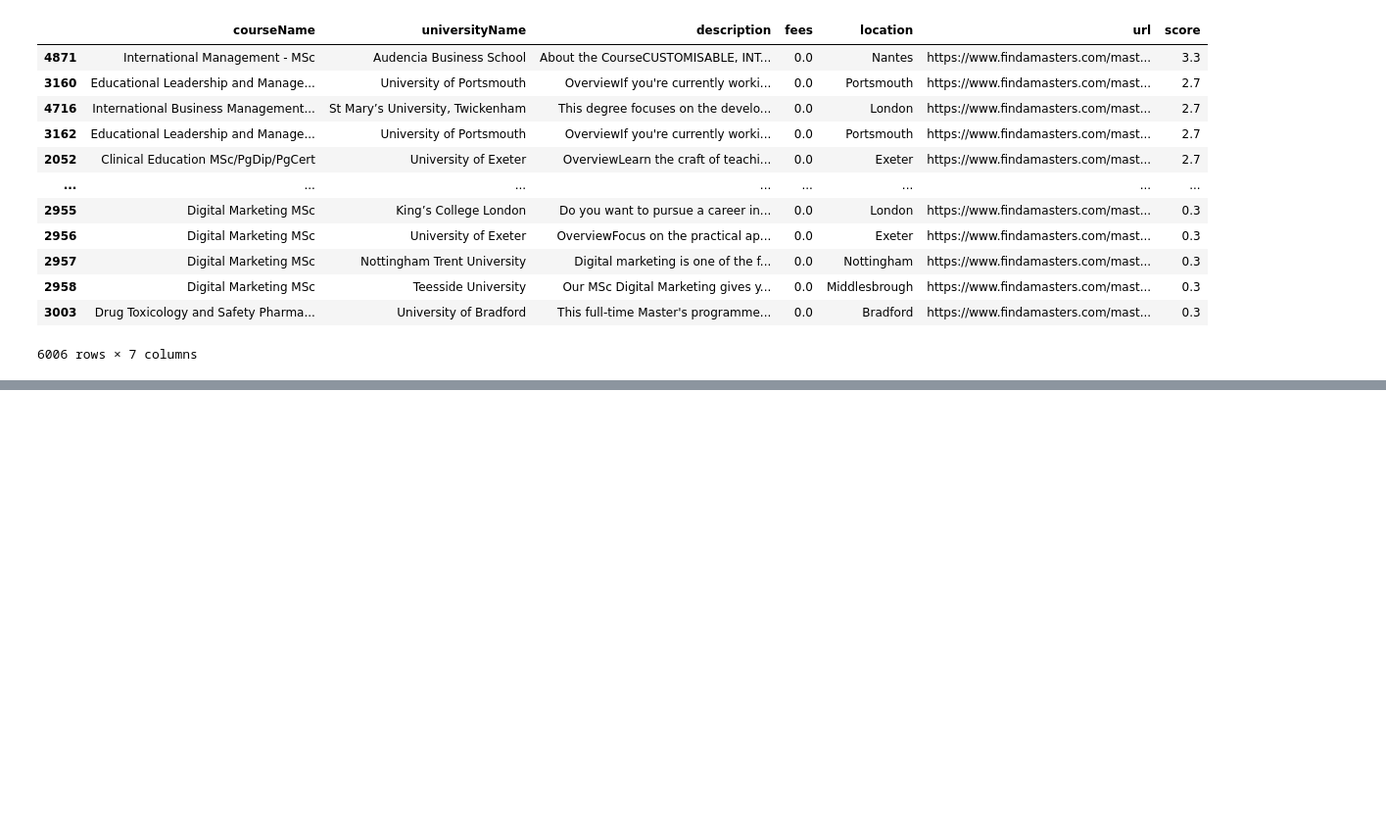
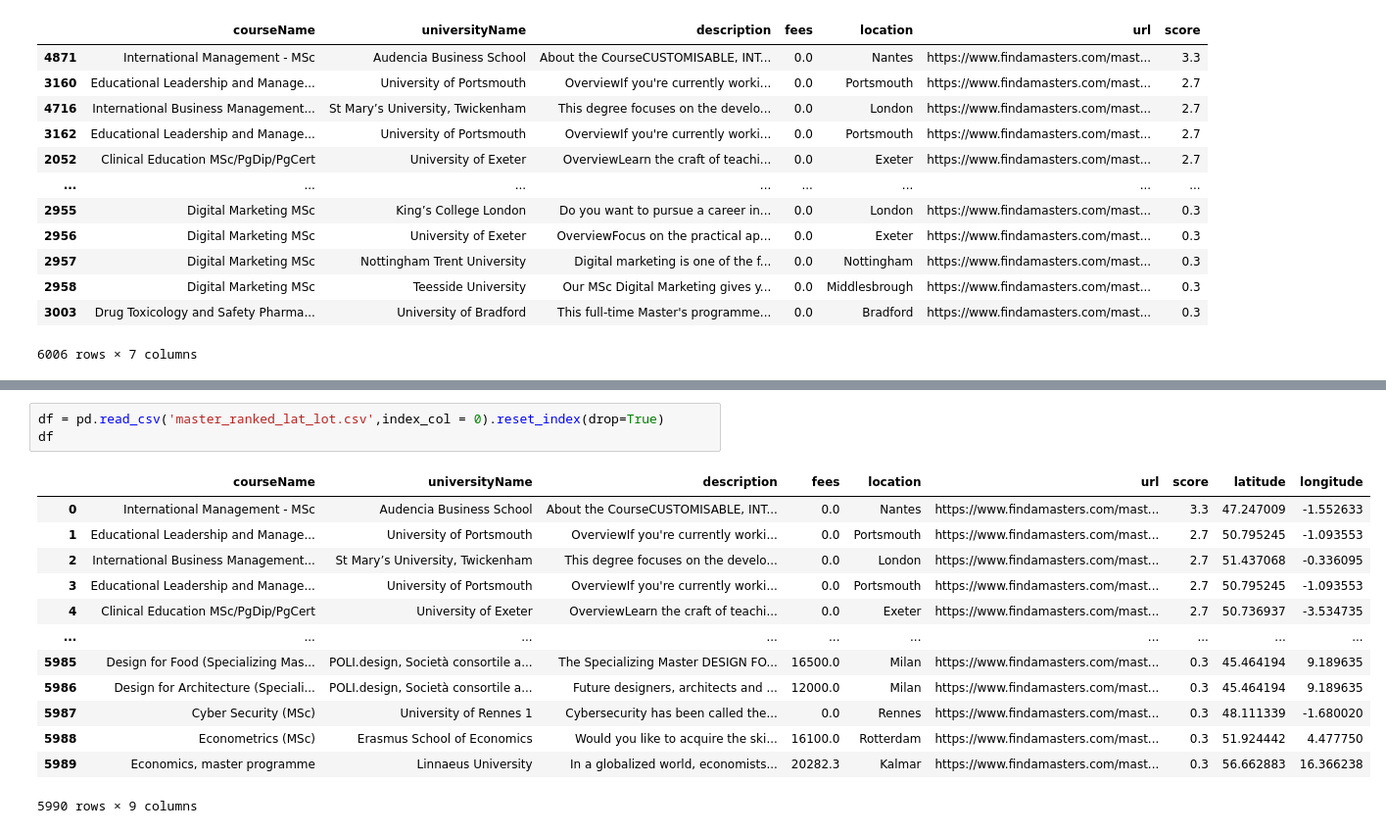
Before and after one commit to pltommasino/ADM-HW3-Group19, a Jupyter notebook: HW3_main.ipynb, the cells around one changed output, grey strips where cells are left out. Shown at 98% size. Saved outputs shown, nothing was run; the diff lists cells and outputs as text; blank space fills up the shorter version.

```diff
--- a/HW3_main.ipynb
+++ b/HW3_main.ipynb
@@ -452,0 +477,17 @@ masters_ranked
+# %%
+df = pd.read_csv('master_ranked_lat_lot.csv',index_col = 0).reset_index(drop=True)
+df
+# %% [output]
+|  | courseName | universityName | description | fees | location | url | score | latitude | longitude |
+| 0 | International Management - MSc | Audencia Business School | About the CourseCUSTOMISABLE, INT... | 0.0 | Nantes | https://www.findamasters.com/mast... | 3.3 | 47.247009 | -1.552633 |
+| 1 | Educational Leadership and Manage... | University of Portsmouth | OverviewIf you're currently worki... | 0.0 | Portsmouth | https://www.findamasters.com/mast... | 2.7 | 50.795245 | -1.093553 |
+| 2 | International Business Management... | St Mary’s University, Twickenham | This degree focuses on the develo... | 0.0 | London | https://www.findamasters.com/mast... | 2.7 | 51.437068 | -0.336095 |
+| 3 | Educational Leadership and Manage... | University of Portsmouth | OverviewIf you're currently worki... | 0.0 | Portsmouth | https://www.findamasters.com/mast... | 2.7 | 50.795245 | -1.093553 |
+| 4 | Clinical Education MSc/PgDip/PgCert | University of Exeter | OverviewLearn the craft of teachi... | 0.0 | Exeter | https://www.findamasters.com/mast... | 2.7 | 50.736937 | -3.534735 |
+| ... | ... | ... | ... | ... | ... | ... | ... | ... | ... |
+| 5985 | Design for Food (Specializing Mas... | POLI.design, Società consortile a... | The Specializing Master DESIGN FO... | 16500.0 | Milan | https://www.findamasters.com/mast... | 0.3 | 45.464194 | 9.189635 |
+| 5986 | Design for Architecture (Speciali... | POLI.design, Società consortile a... | Future designers, architects and ... | 12000.0 | Milan | https://www.findamasters.com/mast... | 0.3 | 45.464194 | 9.189635 |
+| 5987 | Cyber Security (MSc) | University of Rennes 1 | Cybersecurity has been called the... | 0.0 | Rennes | https://www.findamasters.com/mast... | 0.3 | 48.111339 | -1.680020 |
+| 5988 | Econometrics (MSc) | Erasmus School of Economics | Would you like to acquire the ski... | 16100.0 | Rotterdam | https://www.findamasters.com/mast... | 0.3 | 51.924442 | 4.477750 |
+| 5989 | Economics, master programme | Linnaeus University | In a globalized world, economists... | 20282.3 | Kalmar | https://www.findamasters.com/mast... | 0.3 | 56.662883 | 16.366238 |
+5990 rows × 9 columns
```
Also changed, not shown: parts of 6 cells of this notebook.
